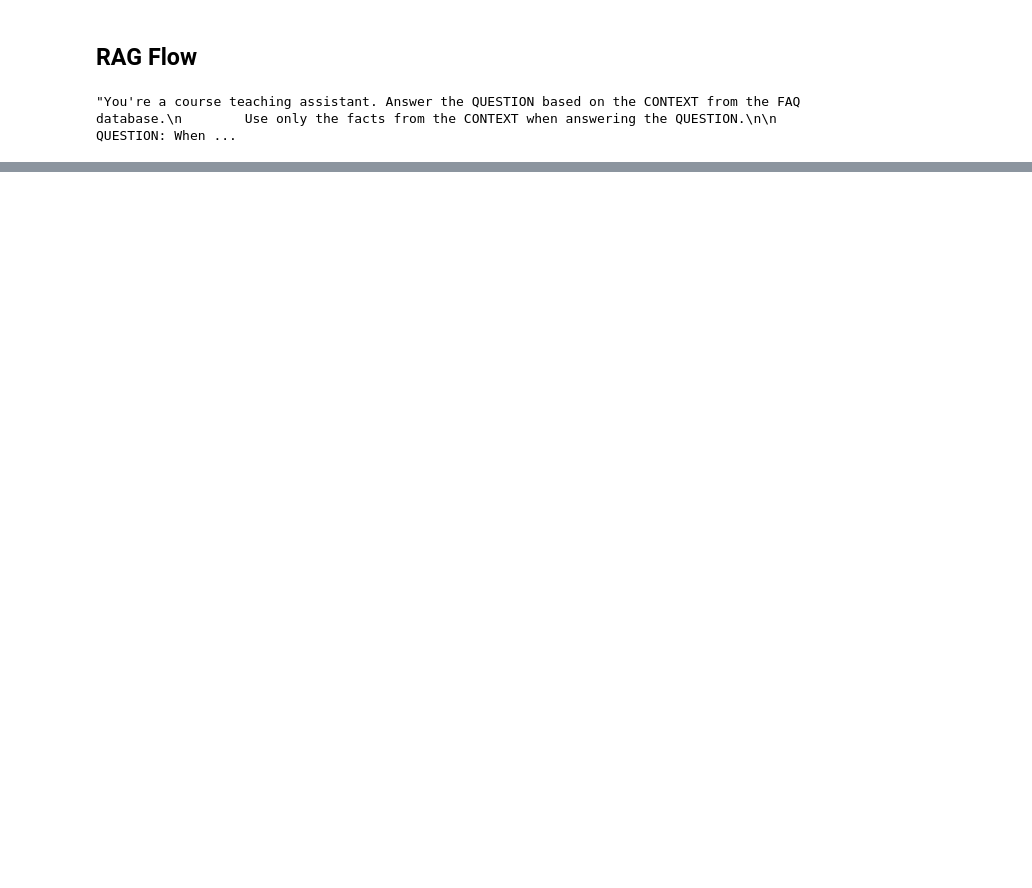
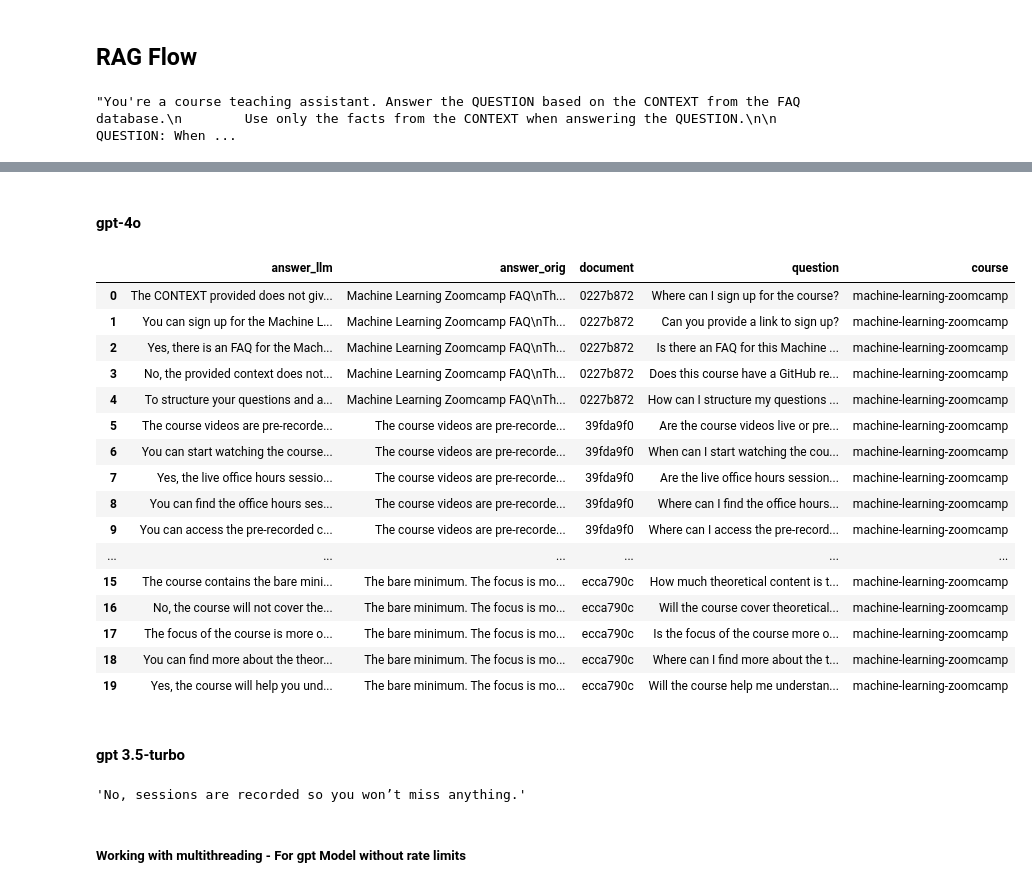
Before and after one commit to okellodaniel/llm-scholar, a Jupyter notebook: 04-Monitoring/offline_evaluation.ipynb, the cells around one changed output, grey strips where cells are left out. Cells and saved outputs as stored; diff of their text form; code cells hidden in the pictures; blank space fills up the shorter version.

```diff
--- a/04-Monitoring/offline_evaluation.ipynb
+++ b/04-Monitoring/offline_evaluation.ipynb
@@ -198,0 +257,2 @@ def rag(query:dict,model='gpt-4o') -> str:
+# %% [markdown]
+#### gpt-4o
@@ -198,0 +265,33 @@ def rag(query:dict,model='gpt-4o') -> str:
+# %%
+import pandas as pd
+
+# CSV data in the cell above -> In this URL
+df_gpt4o = pd.read_csv('https://raw.githubusercontent.com/DataTalksClub/llm-zoomcamp/main/04-monitoring/data/results-gpt4o.csv')
+df_gpt4o.head(20)
+# %% [output]
+|  | answer_llm | answer_orig | document | question | course |
+| 0 | The CONTEXT provided does not giv... | Machine Learning Zoomcamp FAQ\nTh... | 0227b872 | Where can I sign up for the course? | machine-learning-zoomcamp |
+| 1 | You can sign up for the Machine L... | Machine Learning Zoomcamp FAQ\nTh... | 0227b872 | Can you provide a link to sign up? | machine-learning-zoomcamp |
+| 2 | Yes, there is an FAQ for the Mach... | Machine Learning Zoomcamp FAQ\nTh... | 0227b872 | Is there an FAQ for this Machine ... | machine-learning-zoomcamp |
+| 3 | No, the provided context does not... | Machine Learning Zoomcamp FAQ\nTh... | 0227b872 | Does this course have a GitHub re... | machine-learning-zoomcamp |
+| 4 | To structure your questions and a... | Machine Learning Zoomcamp FAQ\nTh... | 0227b872 | How can I structure my questions ... | machine-learning-zoomcamp |
+| 5 | The course videos are pre-recorde... | The course videos are pre-recorde... | 39fda9f0 | Are the course videos live or pre... | machine-learning-zoomcamp |
+| 6 | You can start watching the course... | The course videos are pre-recorde... | 39fda9f0 | When can I start watching the cou... | machine-learning-zoomcamp |
+| 7 | Yes, the live office hours sessio... | The course videos are pre-recorde... | 39fda9f0 | Are the live office hours session... | machine-learning-zoomcamp |
+| 8 | You can find the office hours ses... | The course videos are pre-recorde... | 39fda9f0 | Where can I find the office hours... | machine-learning-zoomcamp |
+| 9 | You can access the pre-recorded c... | The course videos are pre-recorde... | 39fda9f0 | Where can I access the pre-record... | machine-learning-zoomcamp |
+| ... | ... | ... | ... | ... | ... |
+| 15 | The course contains the bare mini... | The bare minimum. The focus is mo... | ecca790c | How much theoretical content is t... | machine-learning-zoomcamp |
+| 16 | No, the course will not cover the... | The bare minimum. The focus is mo... | ecca790c | Will the course cover theoretical... | machine-learning-zoomcamp |
+| 17 | The focus of the course is more o... | The bare minimum. The focus is mo... | ecca790c | Is the focus of the course more o... | machine-learning-zoomcamp |
+| 18 | You can find more about the theor... | The bare minimum. The focus is mo... | ecca790c | Where can I find more about the t... | machine-learning-zoomcamp |
+| 19 | Yes, the course will help you und... | The bare minimum. The focus is mo... | ecca790c | Will the course help me understan... | machine-learning-zoomcamp |
+# %% [markdown]
+#### gpt 3.5-turbo
+# %%
+
+rag(ground_truth[10], model='gpt-3.5-turbo')
+# %% [output]
+'No, sessions are recorded so you won’t miss anything.'
+# %% [markdown]
+##### Working with multithreading - For gpt Model without rate limits
```
Also changed, not shown: parts of 34 cells of this notebook.
